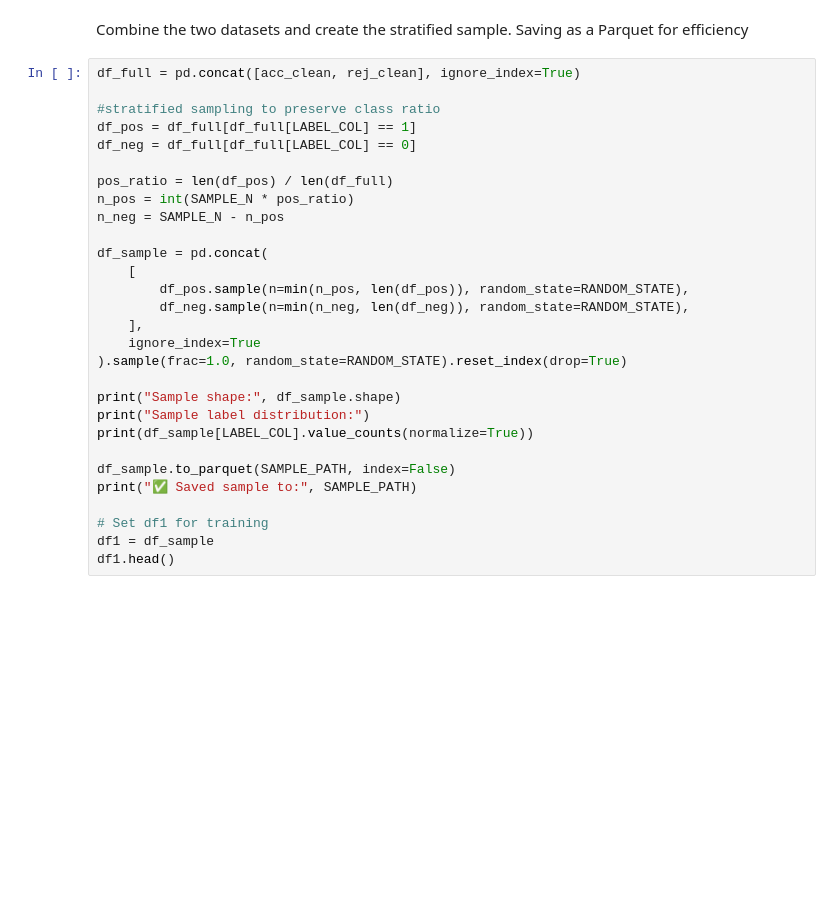
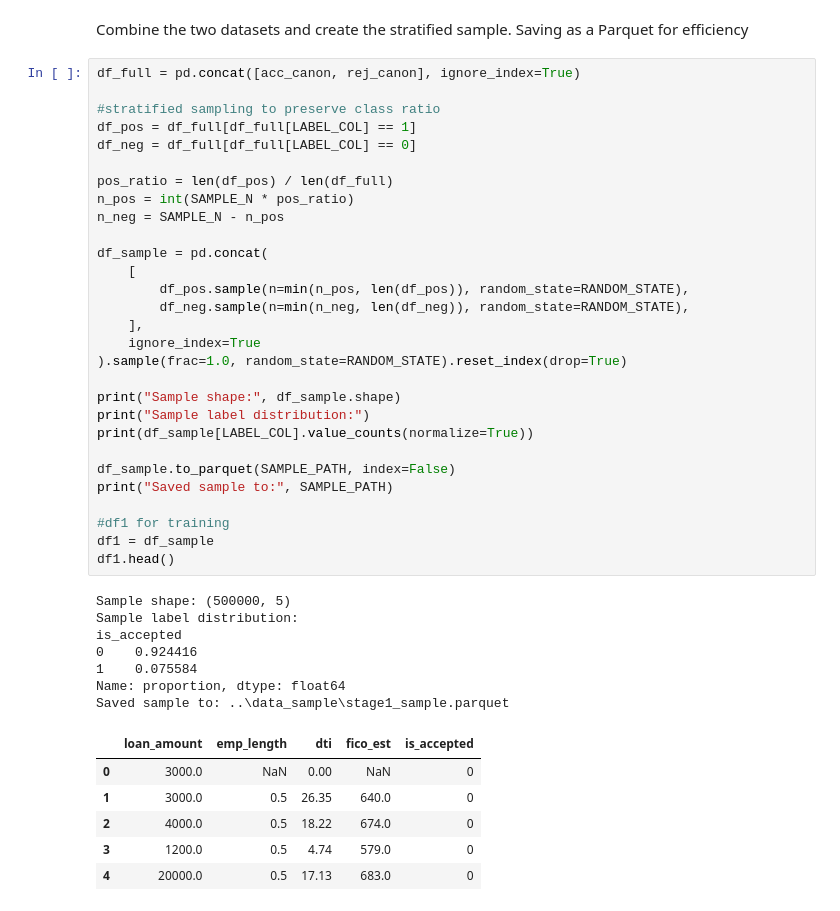
Before and after one commit to jpadwor1/education-qualifier, a Jupyter notebook: ml/notebooks/01_stage1_acceptance.ipynb, the cells around one changed output. Drawn from its saved outputs; the diff is of its cells as text; blank space fills up the shorter version.

```diff
--- a/ml/notebooks/01_stage1_acceptance.ipynb
+++ b/ml/notebooks/01_stage1_acceptance.ipynb
@@ -237,34 +248,48 @@ dtype: float64
 # %% [markdown]
 Combine the two datasets and create the stratified sample. Saving as a Parquet for efficiency
 # %%
-df_full = pd.concat([acc_clean, rej_clean], ignore_index=True)
+df_full = pd.concat([acc_canon, rej_canon], ignore_index=True)
 
 #stratified sampling to preserve class ratio
 df_pos = df_full[df_full[LABEL_COL] == 1]
 df_neg = df_full[df_full[LABEL_COL] == 0]
 
 pos_ratio = len(df_pos) / len(df_full)
 n_pos = int(SAMPLE_N * pos_ratio)
 n_neg = SAMPLE_N - n_pos
 
 df_sample = pd.concat(
     [
         df_pos.sample(n=min(n_pos, len(df_pos)), random_state=RANDOM_STATE),
         df_neg.sample(n=min(n_neg, len(df_neg)), random_state=RANDOM_STATE),
     ],
     ignore_index=True
 ).sample(frac=1.0, random_state=RANDOM_STATE).reset_index(drop=True)
 
 print("Sample shape:", df_sample.shape)
 print("Sample label distribution:")
 print(df_sample[LABEL_COL].value_counts(normalize=True))
 
 df_sample.to_parquet(SAMPLE_PATH, index=False)
-print("✅ Saved sample to:", SAMPLE_PATH)
+print("Saved sample to:", SAMPLE_PATH)
 
-# Set df1 for training
+#df1 for training
 df1 = df_sample
 df1.head()
+# %% [output]
+Sample shape: (500000, 5)
+Sample label distribution:
+is_accepted
+0    0.924416
+1    0.075584
+Name: proportion, dtype: float64
+Saved sample to: ..\data_sample\stage1_sample.parquet
+|  | loan_amount | emp_length | dti | fico_est | is_accepted |
+| 0 | 3000.0 | NaN | 0.00 | NaN | 0 |
+| 1 | 3000.0 | 0.5 | 26.35 | 640.0 | 0 |
+| 2 | 4000.0 | 0.5 | 18.22 | 674.0 | 0 |
+| 3 | 1200.0 | 0.5 | 4.74 | 579.0 | 0 |
+| 4 | 20000.0 | 0.5 | 17.13 | 683.0 | 0 |
 # %%
 df1 = pd.read_parquet(SAMPLE_PATH)
 print(df1.shape)
```
Also changed, not shown: parts of 8 cells of this notebook, 2 other files.
